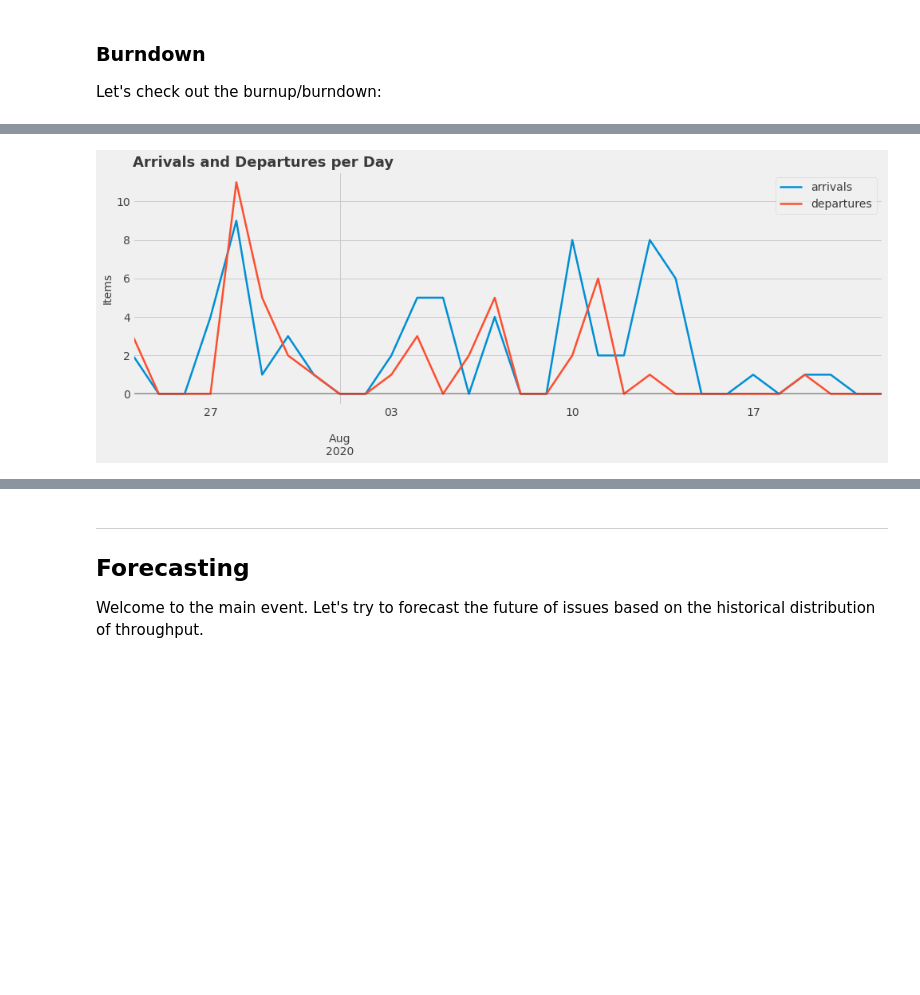
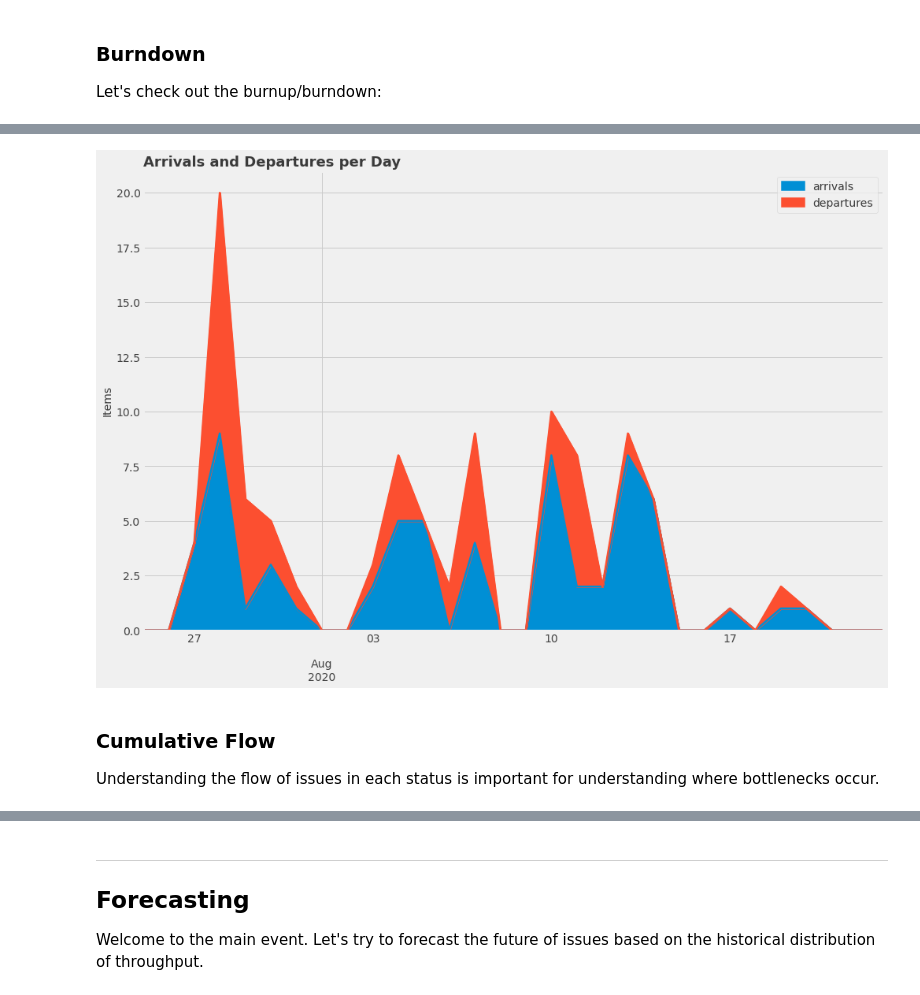
Before and after one commit to jsherer/kanban-metrics, a Jupyter notebook: kanban.ipynb, the cells around one changed output, grey strips where cells are left out. Saved outputs shown, nothing was run; the diff lists cells and outputs as text; code cells hidden in the pictures; blank space fills up the shorter version.

```diff
--- a/kanban.ipynb
+++ b/kanban.ipynb
@@ -307,12 +307,16 @@ wip_data.tail(30)
 # %%
-ax = wip_data.tail(30).plot(
-    x='date', y=['arrivals', 'departures'], linewidth=2.5, figsize=(15, 5), legend=True)
+ax = wip_data.tail(30).plot.area(
+    x='date', y=['arrivals', 'departures'], linewidth=2.5, figsize=(15, 10), legend=True)
 ax.set_title("Arrivals and Departures per Day", loc='left', fontdict={
              'fontsize': 18, 'fontweight': 'semibold'})
 
 ax.set_xlabel('')
 ax.set_ylabel('Items')
 
 ax.axhline(y=0, color=util.lightgrey, alpha=.5);
 # %% [output]
-[figure, old version]
+[figure, new version]
+# %% [markdown]
+### Cumulative Flow
+
+Understanding the flow of issues in each status is important for understanding where bottlenecks occur.
```
Also changed, not shown: parts of 17 cells of this notebook.
